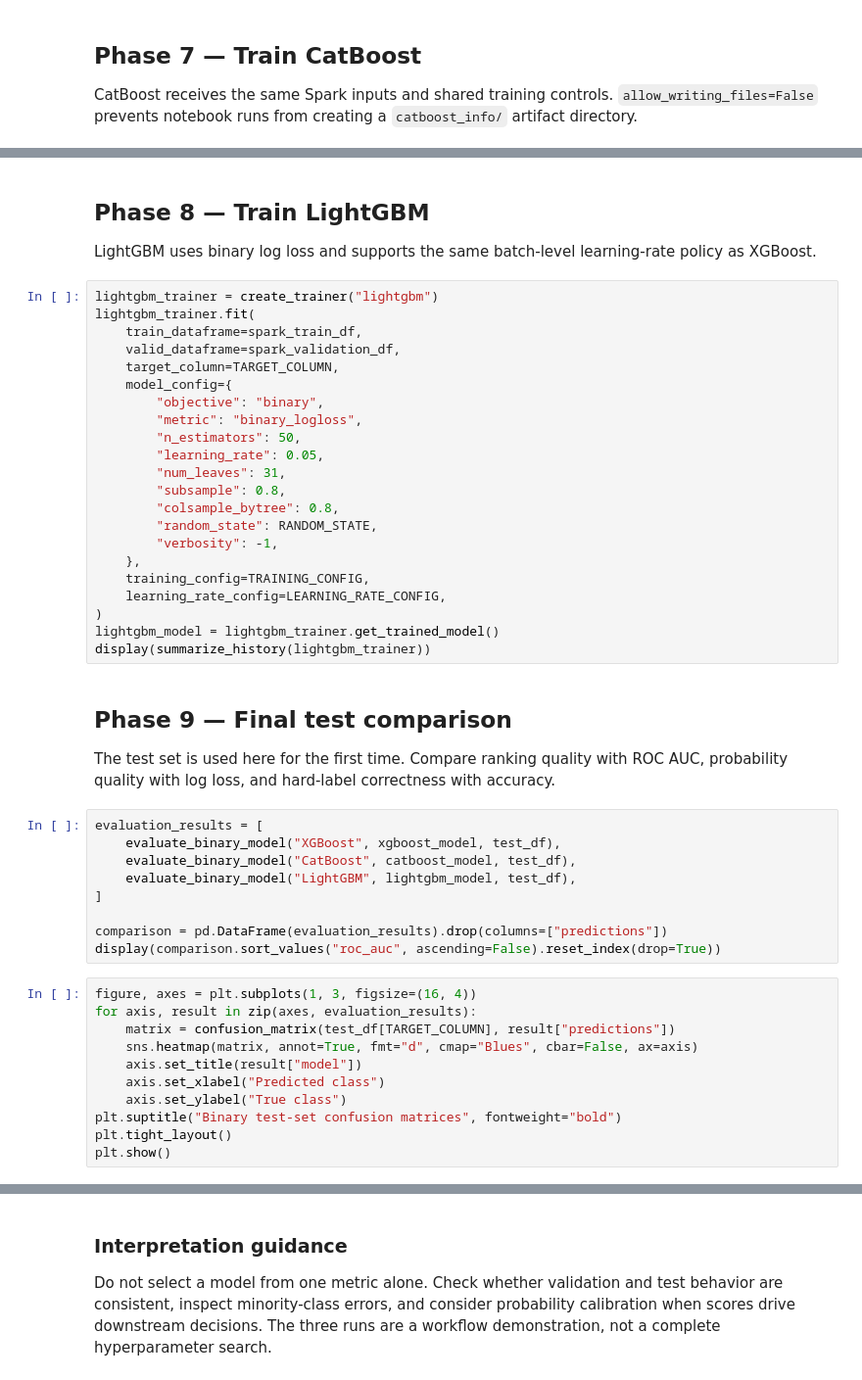
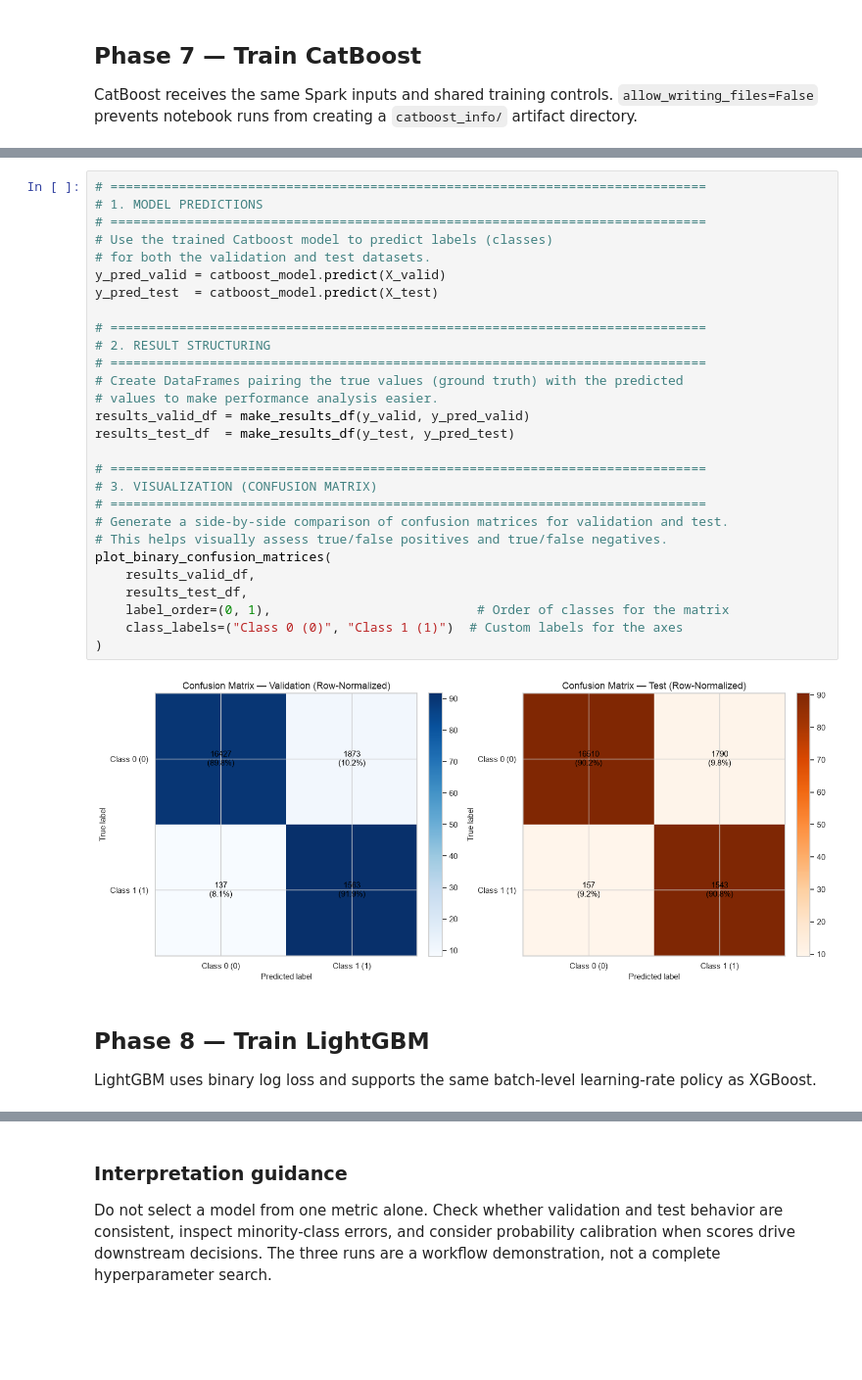
Before and after one commit to Manda404/Spark-Batch-Trainer, a Jupyter notebook: notebooks/01_binary_classification.ipynb, the cells around one changed output, grey strips where cells are left out. Shown at 98% size. Drawn from its saved outputs; the diff is of its cells as text; blank space fills up the shorter version.

```diff
--- a/notebooks/01_binary_classification.ipynb
+++ b/notebooks/01_binary_classification.ipynb
@@ -262,50 +555,34 @@ display(summarize_history(catboost_trainer))
+# %%
+# ==============================================================================
+# 1. MODEL PREDICTIONS
+# ==============================================================================
+# Use the trained Catboost model to predict labels (classes)
+# for both the validation and test datasets.
+y_pred_valid = catboost_model.predict(X_valid)
+y_pred_test  = catboost_model.predict(X_test)
+
+# ==============================================================================
+# 2. RESULT STRUCTURING
+# ==============================================================================
+# Create DataFrames pairing the true values (ground truth) with the predicted
+# values to make performance analysis easier.
+results_valid_df = make_results_df(y_valid, y_pred_valid)
+results_test_df  = make_results_df(y_test, y_pred_test)
+
+# ==============================================================================
+# 3. VISUALIZATION (CONFUSION MATRIX)
+# ==============================================================================
+# Generate a side-by-side comparison of confusion matrices for validation and test.
+# This helps visually assess true/false positives and true/false negatives.
+plot_binary_confusion_matrices(
+    results_valid_df,
+    results_test_df,
+    label_order=(0, 1),                           # Order of classes for the matrix
+    class_labels=("Class 0 (0)", "Class 1 (1)")  # Custom labels for the axes
+)
+# %% [output]
+[figure, added]
 # %% [markdown]
 ## Phase 8 — Train LightGBM
 
 LightGBM uses binary log loss and supports the same batch-level learning-rate policy as XGBoost.
-# %%
-lightgbm_trainer = create_trainer("lightgbm")
-lightgbm_trainer.fit(
-    train_dataframe=spark_train_df,
-    valid_dataframe=spark_validation_df,
-    target_column=TARGET_COLUMN,
-    model_config={
-        "objective": "binary",
-        "metric": "binary_logloss",
-        "n_estimators": 50,
-        "learning_rate": 0.05,
-        "num_leaves": 31,
-        "subsample": 0.8,
-        "colsample_bytree": 0.8,
-        "random_state": RANDOM_STATE,
-        "verbosity": -1,
-    },
-    training_config=TRAINING_CONFIG,
-    learning_rate_config=LEARNING_RATE_CONFIG,
-)
-lightgbm_model = lightgbm_trainer.get_trained_model()
-display(summarize_history(lightgbm_trainer))
-# %% [markdown]
-## Phase 9 — Final test comparison
-
-The test set is used here for the first time. Compare ranking quality with ROC AUC, probability quality with log loss, and hard-label correctness with accuracy.
-# %%
-evaluation_results = [
-    evaluate_binary_model("XGBoost", xgboost_model, test_df),
-    evaluate_binary_model("CatBoost", catboost_model, test_df),
-    evaluate_binary_model("LightGBM", lightgbm_model, test_df),
-]
-
-comparison = pd.DataFrame(evaluation_results).drop(columns=["predictions"])
-display(comparison.sort_values("roc_auc", ascending=False).reset_index(drop=True))
-# %%
-figure, axes = plt.subplots(1, 3, figsize=(16, 4))
-for axis, result in zip(axes, evaluation_results):
-    matrix = confusion_matrix(test_df[TARGET_COLUMN], result["predictions"])
-    sns.heatmap(matrix, annot=True, fmt="d", cmap="Blues", cbar=False, ax=axis)
-    axis.set_title(result["model"])
-    axis.set_xlabel("Predicted class")
-    axis.set_ylabel("True class")
-plt.suptitle("Binary test-set confusion matrices", fontweight="bold")
-plt.tight_layout()
-plt.show()
```
Also changed, not shown: parts of 19 cells of this notebook, 53 other files.
